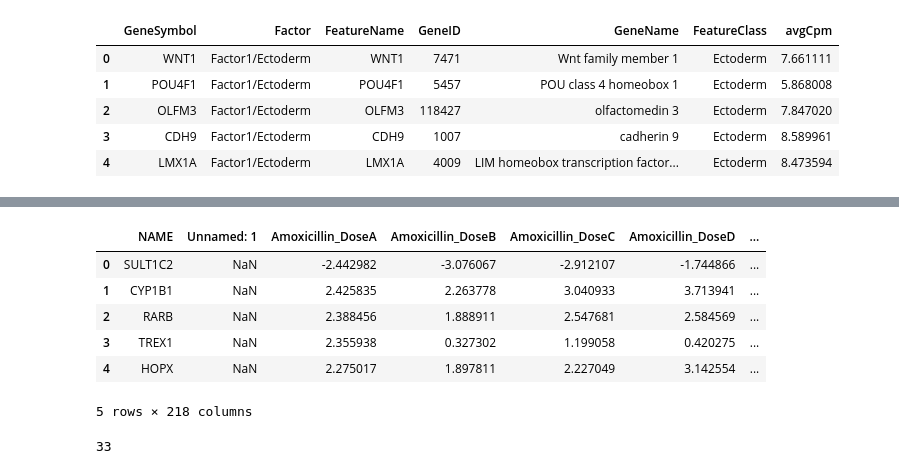
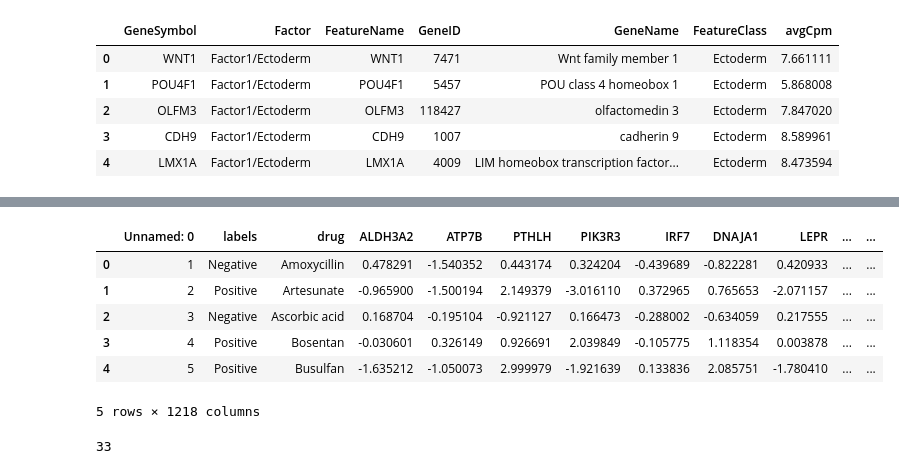
Before and after one commit to lippunej/PMDA-Summer-School-2023, a Jupyter notebook: TS_teratox.ipynb, the cells around one changed output, grey strips where cells are left out. Cells and saved outputs as stored; diff of their text form; code cells hidden in the pictures.

```diff
--- a/teratox_eda.ipynb
+++ b/TS_teratox.ipynb
@@ -42,17 +42,17 @@ teratox_commercial_logfc.head()
 | CYP1B1 | NaN | 0.404713026688611 | 0.378486555686759 | 0.502313116042559 | 0.607648892941022 | 0.38678138844997 | -0.28187067029665 | 0.285076028903661 | 0.351874313535378 | 0.322876509849412 | 0.619715455760175 | ... |
 | RARB | NaN | 0.708086445090548 | 0.567035689165149 | 0.751128867449831 | 0.761506031203317 | 0.306632711549257 | -0.0197901925317651 | 2.59387869917393 | 2.45513131166163 | 2.1946534083592 | 1.51706366571491 | ... |
 | TREX1 | NaN | 0.407419815253554 | 0.0583593205270076 | 0.211458668522797 | 0.0759039329315775 | 0.176817278985624 | 0.528593052186885 | -0.0138197111313135 | -0.0540695455167507 | -0.0896559142066913 | 0.175266705190831 | ... |
-# %%
-teratox_commercial_pscore = pd.read_csv('data/2022-02-18-TeraTox-commercial-pScore.gct',sep="\t")
-teratox_commercial_pscore.head()
-# %% [output]
-|  | NAME | Unnamed: 1 | Amoxicillin_DoseA | Amoxicillin_DoseB | Amoxicillin_DoseC | Amoxicillin_DoseD | ... |
-| 0 | SULT1C2 | NaN | -2.442982 | -3.076067 | -2.912107 | -1.744866 | ... |
-| 1 | CYP1B1 | NaN | 2.425835 | 2.263778 | 3.040933 | 3.713941 | ... |
-| 2 | RARB | NaN | 2.388456 | 1.888911 | 2.547681 | 2.584569 | ... |
-| 3 | TREX1 | NaN | 2.355938 | 0.327302 | 1.199058 | 0.420275 | ... |
-| 4 | HOPX | NaN | 2.275017 | 1.897811 | 2.227049 | 3.142554 | ... |
-5 rows × 218 columns
+# %%
+teratox_commercial_tscore = pd.read_csv('data/TeraTox-commericial-TScore.csv')
+teratox_commercial_tscore.head()
+# %% [output]
+|  | Unnamed: 0 | labels | drug | ALDH3A2 | ATP7B | PTHLH | PIK3R3 | IRF7 | DNAJA1 | LEPR | ... | ... |
+| 0 | 1 | Negative | Amoxycillin | 0.478291 | -1.540352 | 0.443174 | 0.324204 | -0.439689 | -0.822281 | 0.420933 | ... | ... |
+| 1 | 2 | Positive | Artesunate | -0.965900 | -1.500194 | 2.149379 | -3.016110 | 0.372965 | 0.765653 | -2.071157 | ... | ... |
+| 2 | 3 | Negative | Ascorbic acid | 0.168704 | -0.195104 | -0.921127 | 0.166473 | -0.288002 | -0.634059 | 0.217555 | ... | ... |
+| 3 | 4 | Positive | Bosentan | -0.030601 | 0.326149 | 0.926691 | 2.039849 | -0.105775 | 1.118354 | 0.003878 | ... | ... |
+| 4 | 5 | Positive | Busulfan | -1.635212 | -1.050073 | 2.999979 | -1.921639 | 0.133836 | 2.085751 | -1.780410 | ... | ... |
+5 rows × 1218 columns
 # %%
 # teratox_commercial_phenodata_below_cyto = teratox_commercial_phenodata.loc[teratox_commercial_phenodata.groupby(teratox_commercial_phenodata.index//6)]
 # # .Cytotoxicity[teratox_commercial_phenodata['Cytotoxicity'] <= 0.2].idxmax(), :]
```
Also changed, not shown: parts of 30 cells of this notebook, 9 other files.
